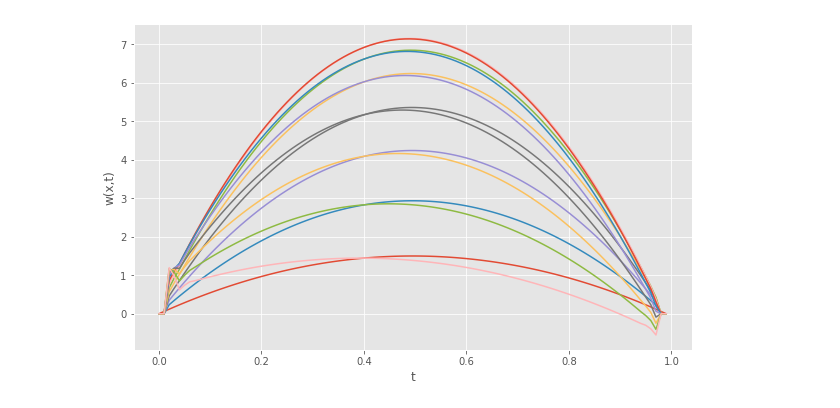
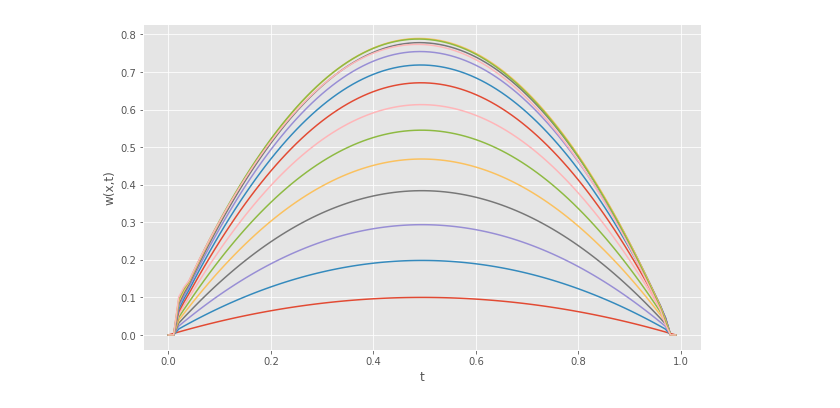
Before and after one commit to kirillzx/Math-projects, a Jupyter notebook: Mathematical_modeling/Vibration_Of_Plate.ipynb, the cells around one changed output. Saved outputs shown, nothing was run; the diff lists cells and outputs as text; code cells hidden in the pictures.

```diff
--- a/Mathematical_modeling/Vibration_Of_Plate.ipynb
+++ b/Mathematical_modeling/Vibration_Of_Plate.ipynb
@@ -30,8 +30,24 @@ r=35
 x = np.linspace(0, r, N)
+# %%
+def solution(f, N=20, r=1, dt=0.5):
+    x = np.linspace(0, r, N)
+    initial_temp = [f(i,0,r) for i in x]
+    matrix = [initial_temp]
+
+    for j in range(t):
+        matrix.append([0]*N)
+
+    for j in range(t):
+        for i in range(2, N-2):
+            matrix[j+1][i] = 2*matrix[j][i]-matrix[j-1][i]+dt*((matrix[j][i+2]-4*matrix[j][i+1]+6*matrix[j][i]-\
+                    -4*matrix[j][i-1]+matrix[j][i-2])/dx**4+(2/r)*(matrix[j][i+2]-2*matrix[j][i+1]+2*matrix[j][i-1]+\
+                    +matrix[j][i-2])/(dx**3)-(1/r**2)*(matrix[j][i+1]-2*matrix[j][i]+matrix[j][i-1])/dx**2+\
+                    +(1/r**3)*(matrix[j][i+1]-matrix[j][i])/dx)/alpha
+    return matrix
 # %%
 def solution(f, N=20, r=1, dt=0.5):
-    x = np.linspace(0, 1, N)
-    initial_temp = [f(i, 0, 1) for i in x]
+    x = np.linspace(0, r, N)
+    initial_temp = [f(i,0,r) for i in x]
     matrix = [initial_temp]
 
     for j in range(t):
@@ -39,24 +55,35 @@ def solution(f, N=20, r=1, dt=0.5):
 
     for j in range(t):
         for i in range(2, N-2):
-            matrix[j+1][i] = 2*matrix[j][i]-matrix[j-1][i]+(matrix[j][i+2]-4*matrix[j][i+1]+6*matrix[j][i]-\
+            matrix[j+1][i] = 2*matrix[j][i]-matrix[j-1][i]+(dt**2)*(matrix[j][i+2]-4*matrix[j][i+1]+6*matrix[j][i]-\
                     -4*matrix[j][i-1]+4*matrix[j][i-2]+(2/r)*(matrix[j][i+2]-2*matrix[j][i+1]+2*matrix[j][i-1]+\
-                    +matrix[j][i-2])/3-(1/r**2)*(matrix[j][i+1]-2*matrix[j][i]+matrix[j][i-1])+\
-                    +(1/r**3)*(matrix[j][i+1]-matrix[j][i-1]))/alpha
+                    +matrix[j][i-2])-(1/r**2)*(matrix[j][i+1]-2*matrix[j][i]+matrix[j][i-1])+\
+                    +(1/r**3)*(matrix[j][i+1]-matrix[j][i]))/alpha
     return matrix
 # %%
+N = 100
+dx = 1
+dt = 0.01
+t = 40
+
+
+alpha = -0.07
+# alpha = -0.03
+# alpha = -1
+r = 15
+
 plt.subplots(figsize=(10,6))
 s = solution(f_p, N, r, dt)
-t1 = np.arange(0, 1, 0.01)
+t1 = np.arange(0, 1, dt)
 
 for i in range(14):
     plt.plot(t1, s[i])
 
 
 # plt.legend()
 plt.xlabel('t')
 plt.ylabel('w(x,t)')
 plt.show()
 # %% [output]
-[figure, old version]
+[figure, new version]
 # %%
```
Also changed, not shown: parts of 2 cells of this notebook.
